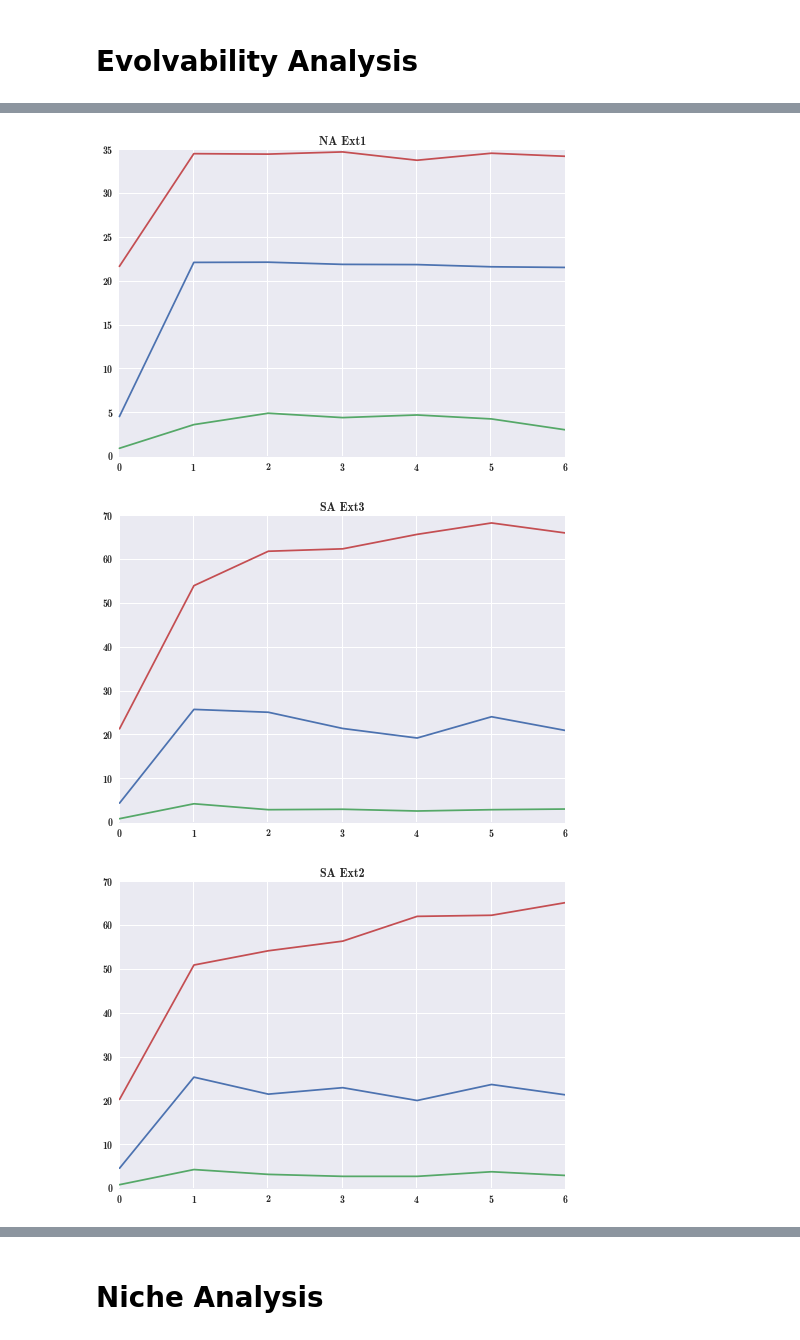
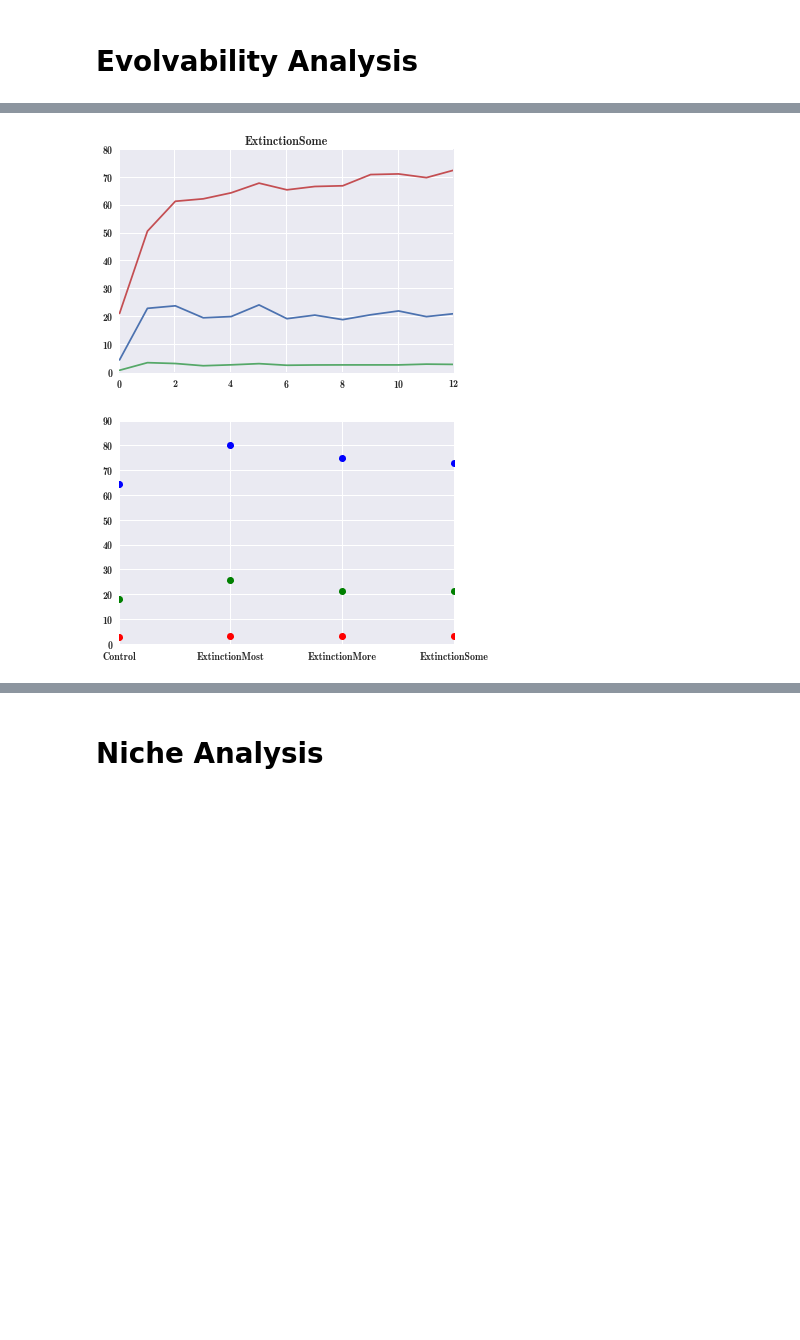
Before and after one commit to jal278/mazerobot-python, a Jupyter notebook: data/Evo Analysis.ipynb, the cells around one changed output, grey strips where cells are left out. Drawn from its saved outputs; the diff is of its cells as text; code cells hidden in the pictures; blank space fills up the shorter version.

```diff
--- a/data/Evo Analysis.ipynb
+++ b/data/Evo Analysis.ipynb
@@ -17,12 +17,15 @@ import numpy as np
 #treatment_pre={"nomut-3t/":"Maze (No SA 3t)","mut-3t/":"Maze (SA 3t)"} #"mut-1t/":"Maze (SA 1t)","nomut-1t/":"Maze (No SA 1t)",,
 #treatment_post={"control":" Ctrl","e2":" Extnct"}
 
-treatment_pre={"r/sa":"SA","r/na":"NA"} #"mut-1t/":"Maze (SA 1t)","nomut-1t/":"Maze (No SA 1t)",,
-treatment_post={"cnti1":" Ctrl","exti1":" Ext1","exti2":" Ext2","exti3":" Ext3"}
+treatment_pre={"r/sa":""} #,"r/na":"NA"} #"mut-1t/":"Maze (SA 1t)","nomut-1t/":"Maze (No SA 1t)",,
+treatment_post={"cnti1":"Control","exti1":"ExtinctionMost","exti2":"ExtinctionMore","exti3":"ExtinctionSome"}
+#treatment_post_d={"cnti1":" Ctrl","exti1":" Ext1","exti2":" Ext2","exti3":" Ext3"}
+treatment_post_d=treatment_post.keys()
+treatment_post_d.sort()
 treatments=[]
 
 for a in treatment_pre:
-    for b in treatment_post:
+    for b in treatment_post_d:
         treatments.append((a,b))
 # %%
 def compile_treatment(treat):
@@ -39,6 +42,8 @@ def compile_treatment(treat):
         data=read_csv(fn,header=None,sep=' ',names=["eval","evo"])
         samples = data["eval"].unique()
         #print samples
+        if(samples[-1]!=3000000):
+             continue
         for x in samples:
           evo_samp=data[data["eval"]==x]["evo"]
           #print evo_samp.shape
@@ -47,6 +52,7 @@ def compile_treatment(treat):
           min_dict[x].append(evo_samp.min())
           mean_dict[x].append(evo_samp.median())
 
+    dict_store = (max_dict.copy(),min_dict.copy(),mean_dict.copy())
     for x in max_dict:
      max_dict[x]=sum(max_dict[x])/float(len(max_dict[x]))
      min_dict[x]=sum(min_dict[x])/float(len(min_dict[x]))
@@ -62,7 +68,7 @@ def compile_treatment(treat):
     means=np.array([mean_dict[k] for k in x])
     mins=np.array([min_dict[k] for k in x])
     maxs=np.array([max_dict[k] for k in x])
-    return np.array(x),means,mins,maxs,samps_arr
+    return np.array(x),means,mins,maxs,samps_arr,dict_store
 # %%
 k=0
 samps_tot=[]
@@ -71,9 +77,11 @@ final_samps=[]
 final_means=[]
 final_mins=[]
 final_maxs=[]
+
+store={}
 for treat in treatments:
     print treat
-    x,means,low,high,samps=compile_treatment(treat)
+    x,means,low,high,samps,store[treat]=compile_treatment(treat)
     #errorbar(x,means,yerr=numpy.vstack([low,high]),label=treat[0]+treat[1])
     samps=samps.transpose()
     final_samps.append(samps[:,-1])
@@ -94,6 +102,8 @@ for treat in treatments:
     final_maxs.append(high[-1])
     plt.figure()
 
+
+
 #sns.boxplot(final_samps,names=[treatment_pre[t[0]]+treatment_post[t[1]] for t in treatments])
 
 x=range(len(treatments))
@@ -139,3 +137,2 @@ r/saexti1*.evo
-[figure, old version]
+[figure, new version]
-[figure, old version]
+[figure, new version]
-[figure, removed]
```
Also changed, not shown: parts of 9 cells of this notebook.
